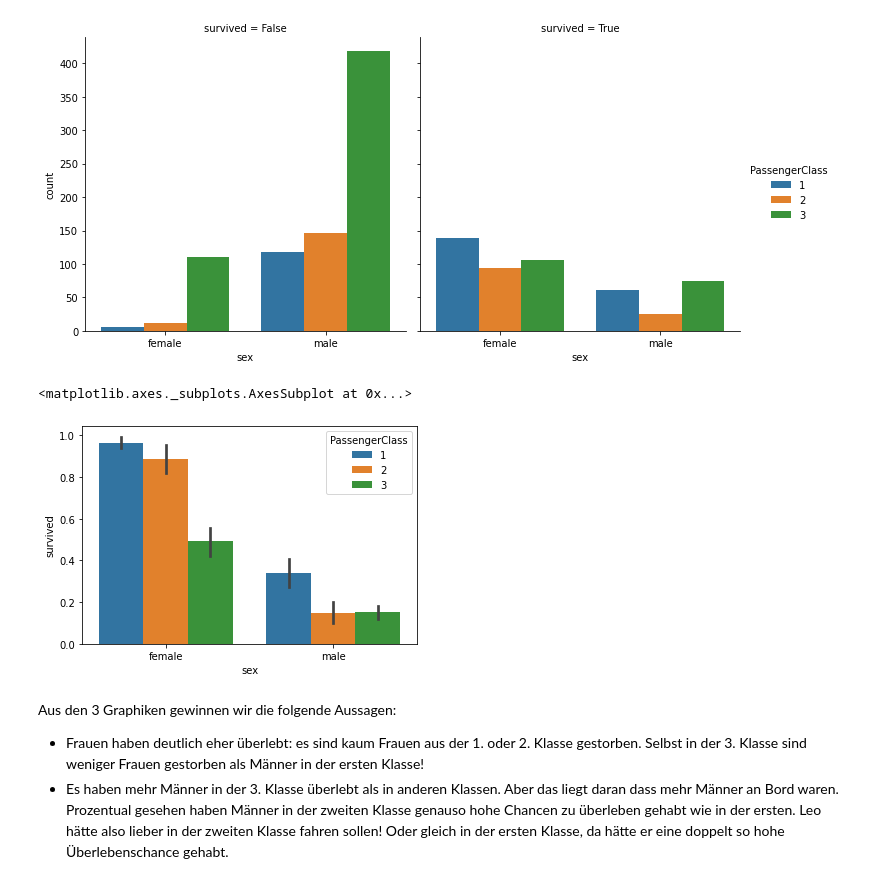
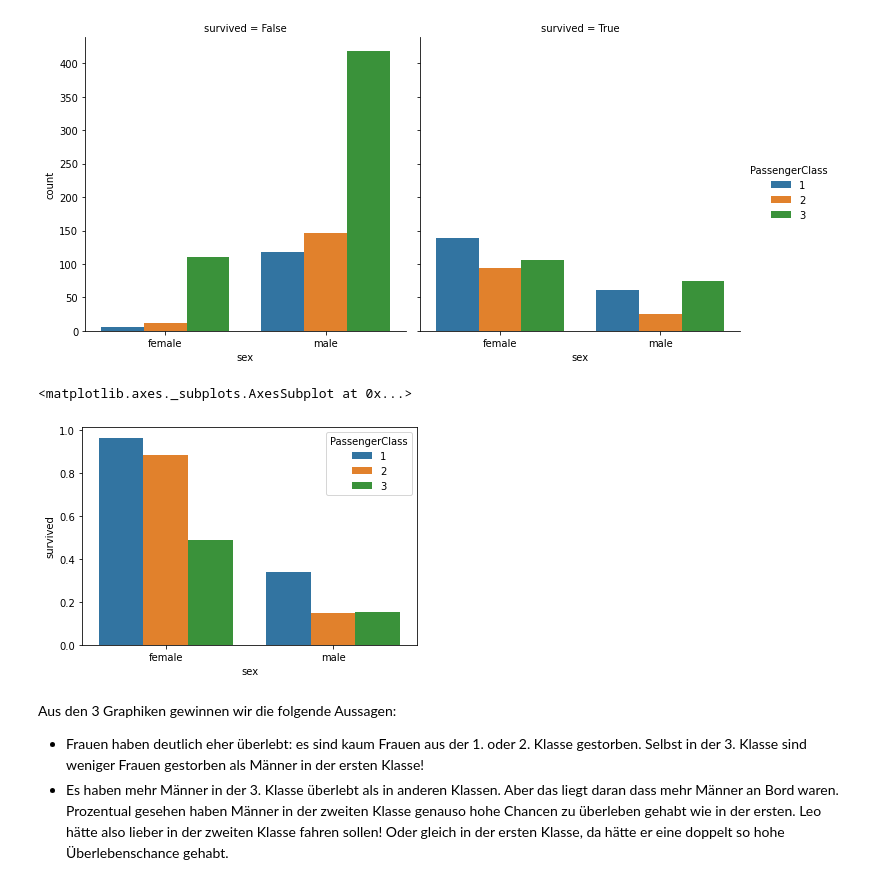
Before and after one commit to JensKohl/Lecture-Technical_Applications_Data_Management-Slides_and_Notebooks, a Jupyter notebook: Notebooks/VL 1-4 Data Analysis Workflow on Case Study Titanic_2022.ipynb, the cells around one changed output. Drawn from its saved outputs; the diff is of its cells as text; code cells hidden in the pictures.

```diff
--- a/Notebooks/VL 1-4 Data Analysis Workflow on Case Study Titanic_2022.ipynb
+++ b/Notebooks/VL 1-4 Data Analysis Workflow on Case Study Titanic_2022.ipynb
@@ -503,7 +505,7 @@ Zum Beginn der graphischen Analyse filtern wir die relevanten Spalten für die w
 Wir speichern diesen reduzierten Datensatz in einem neuen Dataframe. Somit können wir, wenn etwas schiefgeht, wieder vom alten, ursprünglichen Dataframe aus anfangen.
 # %%
 # Befehl sagt: speichere aus dem Titanic Dataframe eine Untermenge in den neuen Dataframe titanic_plot_df und nehme nur die aufgeführten Spalten
-titantic_plot_df = titanic_df[['age','fare','survived','SiblingSpousesPresent','ParentsChildrenPresent','PassengerClass', 'AgeGroup', 'embarked', 'sex']]
+titanic_plot_df = titanic_df[['age','fare','survived','SiblingSpousesPresent','ParentsChildrenPresent','PassengerClass', 'AgeGroup', 'embarked', 'sex']]
 # %% [markdown]
 #### Univariate Analysen
 # %% [markdown]
@@ -624,12 +658,13 @@ g = sns.catplot(x = "sex",
 # %%
 sns.barplot(x = "sex",
             hue = 'PassengerClass',
             y = "survived",
-            data = titantic_plot_df
+            data = titanic_plot_df,
+            ci=None
             )
 # %% [output]
 <matplotlib.axes._subplots.AxesSubplot at 0x...>
-[figure, old version]
+[figure, new version]
 # %% [markdown]
 Aus den 3 Graphiken gewinnen wir die folgende Aussagen:
 * Frauen haben deutlich eher überlebt: es sind kaum Frauen aus der 1. oder 2. Klasse gestorben. Selbst in der 3. Klasse sind weniger Frauen gestorben als Männer in der ersten Klasse!
```
Also changed, not shown: parts of 30 cells of this notebook.
